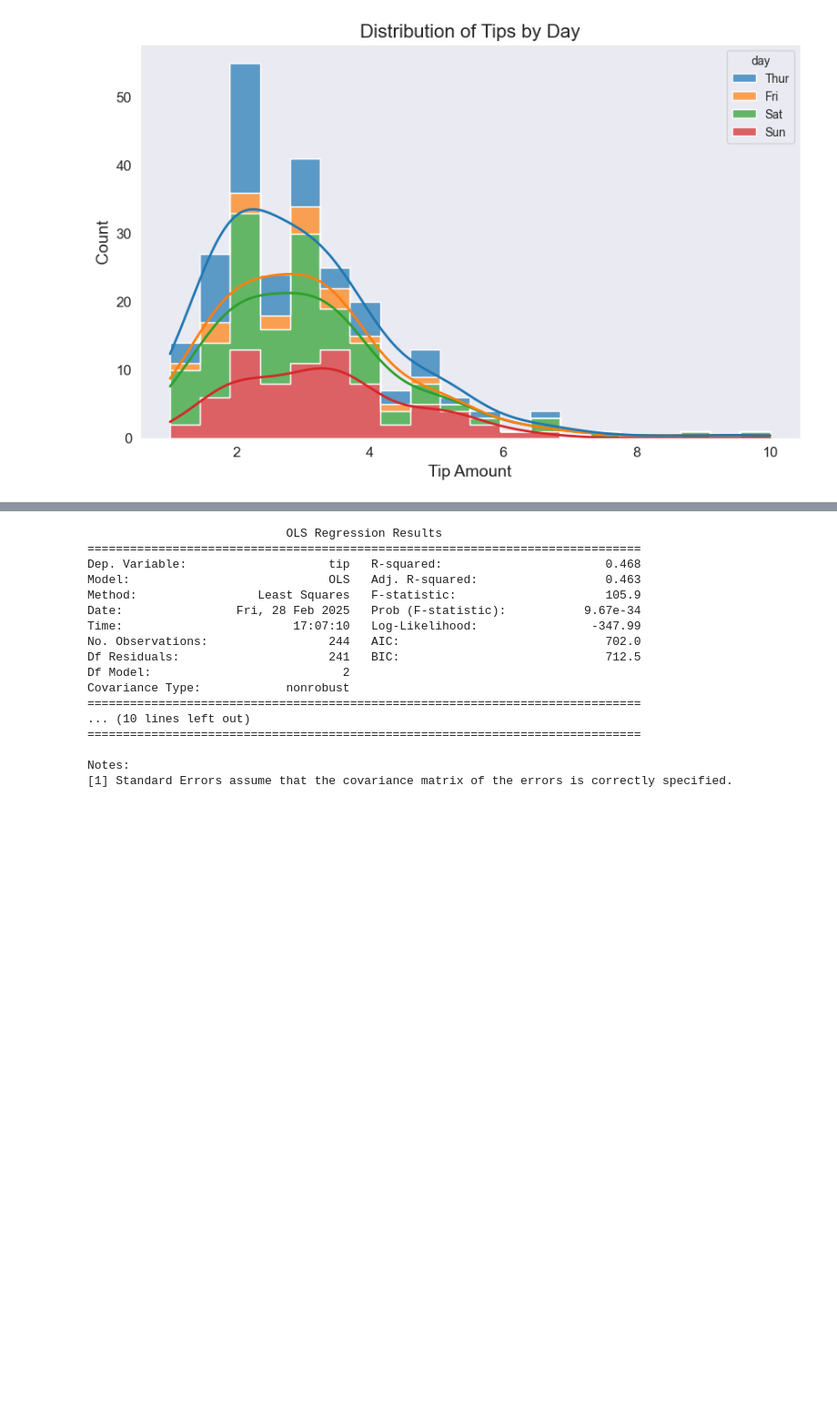
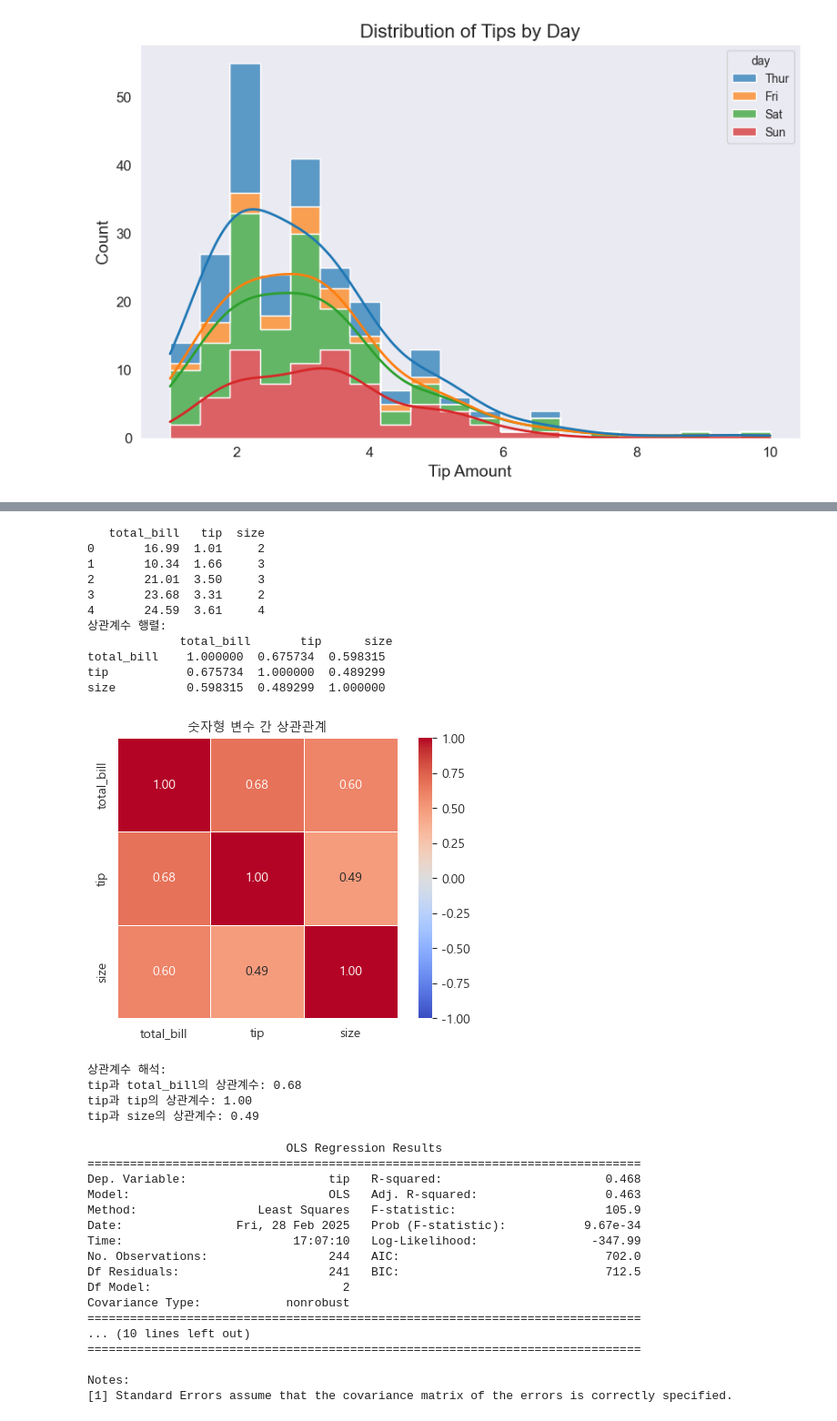
Before and after one commit to swdean07/BigData_Visualiza_Practice, a Jupyter notebook: ch1. 통계분석/practice1.ipynb, the cells around one changed output, grey strips where cells are left out. Shown: that part at 91% size. Drawn from its saved outputs; the diff is of its cells as text; code cells hidden in the pictures; blank space fills up the shorter version.

```diff
--- a/ch1. 통계분석/practice1.ipynb
+++ b/ch1. 통계분석/practice1.ipynb
@@ -88,3 +230,57 @@ plt.show()
+# %%
+import seaborn as sns
+import matplotlib.pyplot as plt
+import matplotlib.font_manager as fm
+
+# 폰트 경로 설정
+font_path = "C:/Windows/Fonts/malgun.ttf"  # '맑은 고딕' 폰트 경로
+font_prop = fm.FontProperties(fname=font_path)
+
+# Matplotlib 기본 폰트 설정
+plt.rc('font', family=font_prop.get_name())
+
+# 음수 기호 깨짐 방지
+plt.rcParams['axes.unicode_minus'] = False
+
+# 1. tips 데이터셋 불러오기
+tips = sns.load_dataset("tips")
+
+# 2. 숫자형 변수만 골라서 새로운 데이터프레임 생성
+num_cols = ["total_bill", "tip", "size"]
+heatmap_data = tips[num_cols].dropna()  # 결측치 제거
+print(heatmap_data.head())
+
+# 3. 상관계수 계산
+corr_matrix = heatmap_data.corr()
+print("상관계수 행렬:\n", corr_matrix)
+
+# 4. 히트맵 시각화
+plt.figure(figsize=(6, 4))  # 그래프 크기 설정
+sns.heatmap(corr_matrix, annot=True, fmt=".2f", cmap="coolwarm", vmin=-1, vmax=1, square=True, linewidths=0.5)
+plt.title("숫자형 변수 간 상관관계", fontproperties=font_prop)
+plt.show()
+
+# 5. 상관계수 해석
+print("상관계수 해석:")
+for col in num_cols:
+    print(f"tip과 {col}의 상관계수: {corr_matrix['tip'][col]:.2f}")
+# %% [output]
+   total_bill   tip  size
+0       16.99  1.01     2
+1       10.34  1.66     3
+2       21.01  3.50     3
+3       23.68  3.31     2
+4       24.59  3.61     4
+상관계수 행렬:
+             total_bill       tip      size
+total_bill    1.000000  0.675734  0.598315
+tip           0.675734  1.000000  0.489299
+size          0.598315  0.489299  1.000000
+[figure, added]
+상관계수 해석:
+tip과 total_bill의 상관계수: 0.68
+tip과 tip의 상관계수: 1.00
+tip과 size의 상관계수: 0.49
 # %%
 # 예제 3: 회귀 모델 적합 및 부분 회귀 플롯(Partial Regression Plot) 확인하기
 # 문제 설명
```
Also changed, not shown: parts of 6 cells of this notebook, 1 other file.
